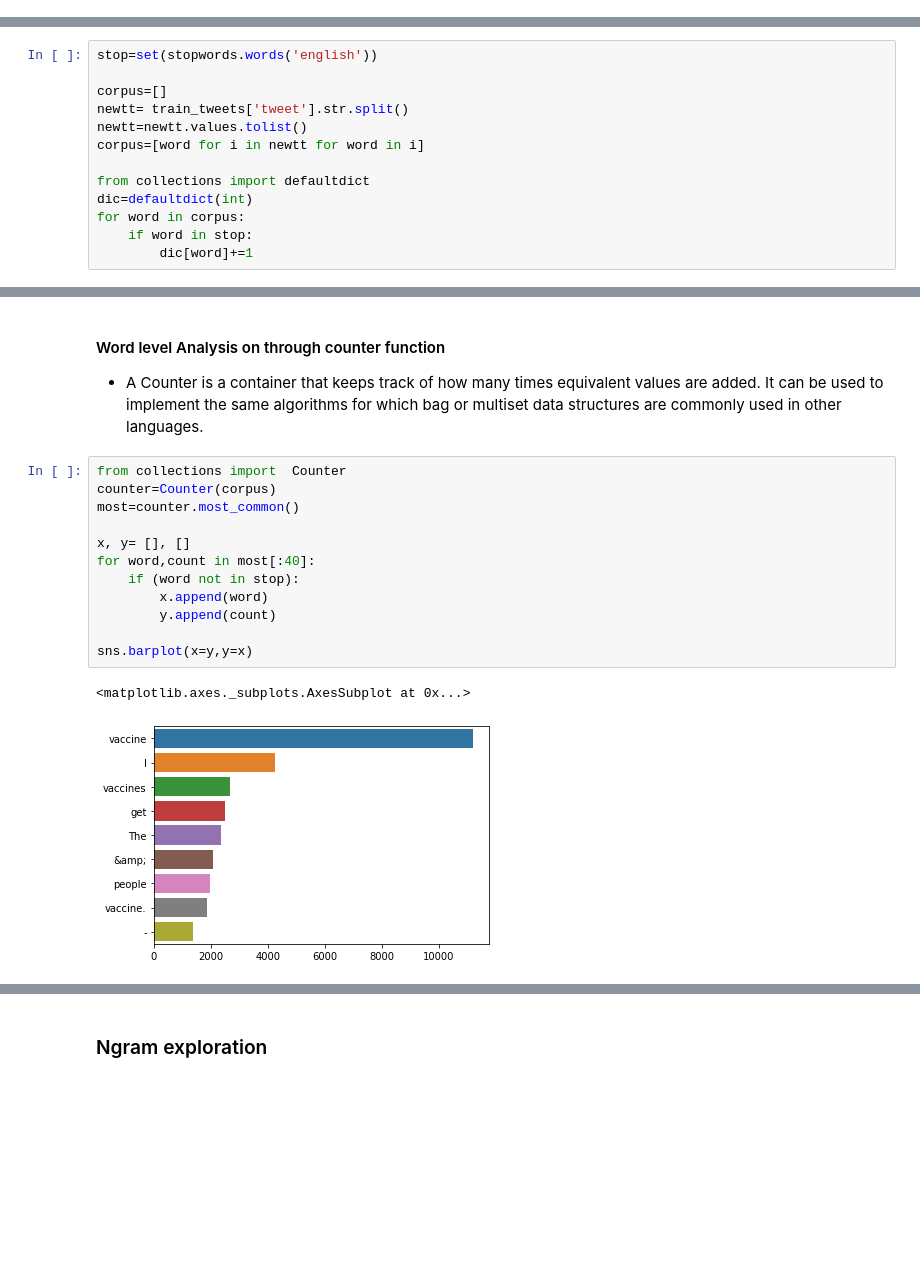
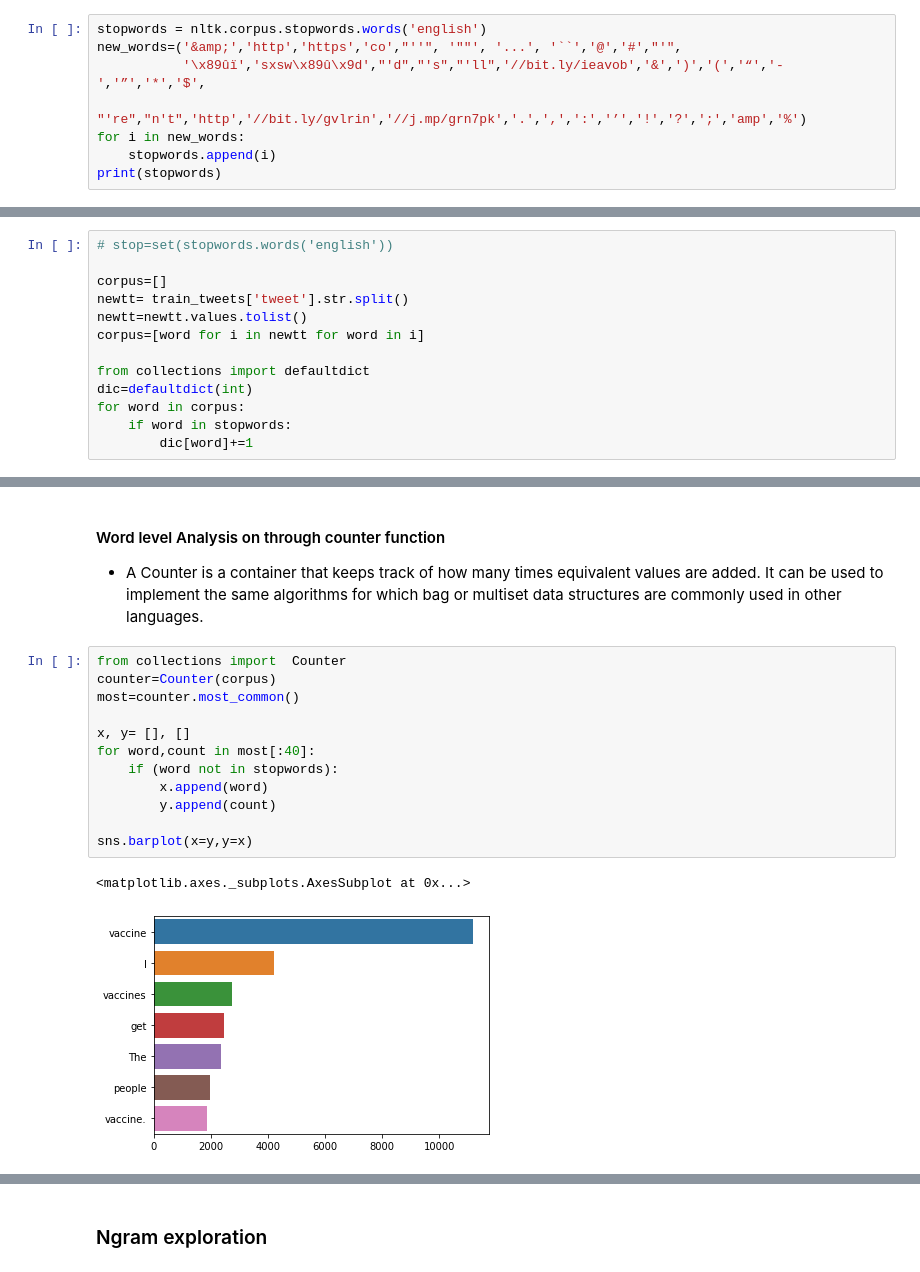
Before and after one commit to ksis1st/NLP_Vaccine_SentimentAnalysis_Tweets, a Jupyter notebook: EDA_SentimentAnalysis.ipynb, the cells around one changed output, grey strips where cells are left out. Cells and saved outputs as stored; diff of their text form; blank space fills up the shorter version.

Commit message:
modified stop words

```diff
--- a/EDA_SentimentAnalysis.ipynb
+++ b/EDA_SentimentAnalysis.ipynb
@@ -445,3 +480,11 @@ train_tweets.to_csv('train_data.csv',index=False)
 test_tweets.to_csv('test_data.csv',index=False)
 # %% [markdown]
 #### Stop words and Corpus
+# %%
+stopwords = nltk.corpus.stopwords.words('english')
+new_words=('&amp;','http','https','co',"''", '""', '...', '``','@','#',"'",
+           '\x89ûï','sxsw\x89û\x9d',"'d","'s","'ll",'//bit.ly/ieavob','&',')','(','“','-','”','*','$',
+           "'re","n't",'http','//bit.ly/gvlrin','//j.mp/grn7pk','.',',',':','’','!','?',';','amp','%')
+for i in new_words:
+    stopwords.append(i)
+print(stopwords)
@@ -448,5 +493,5 @@ test_tweets.to_csv('test_data.csv',index=False)
 # %%
-stop=set(stopwords.words('english'))
+# stop=set(stopwords.words('english'))
 
 corpus=[]
 newtt= train_tweets['tweet'].str.split()
@@ -456,7 +501,7 @@ corpus=[word for i in newtt for word in i]
 from collections import defaultdict
 dic=defaultdict(int)
 for word in corpus:
-    if word in stop:
+    if word in stopwords:
         dic[word]+=1
 # %% [markdown]
 #### Plotting the top 10 stopwords & non stopwords
@@ -486,18 +536,18 @@ plot_top_stopwords_barchart(train_tweets['tweet'])
 # %%
 from collections import  Counter
 counter=Counter(corpus)
 most=counter.most_common()
 
 x, y= [], []
 for word,count in most[:40]:
-    if (word not in stop):
+    if (word not in stopwords):
         x.append(word)
         y.append(count)
 
 sns.barplot(x=y,y=x)
 # %% [output]
 <matplotlib.axes._subplots.AxesSubplot at 0x...>
-[figure, old version]
+[figure, new version]
 # %%
 from collections import  Counter
 
```
Also changed, not shown: parts of 38 cells of this notebook.
